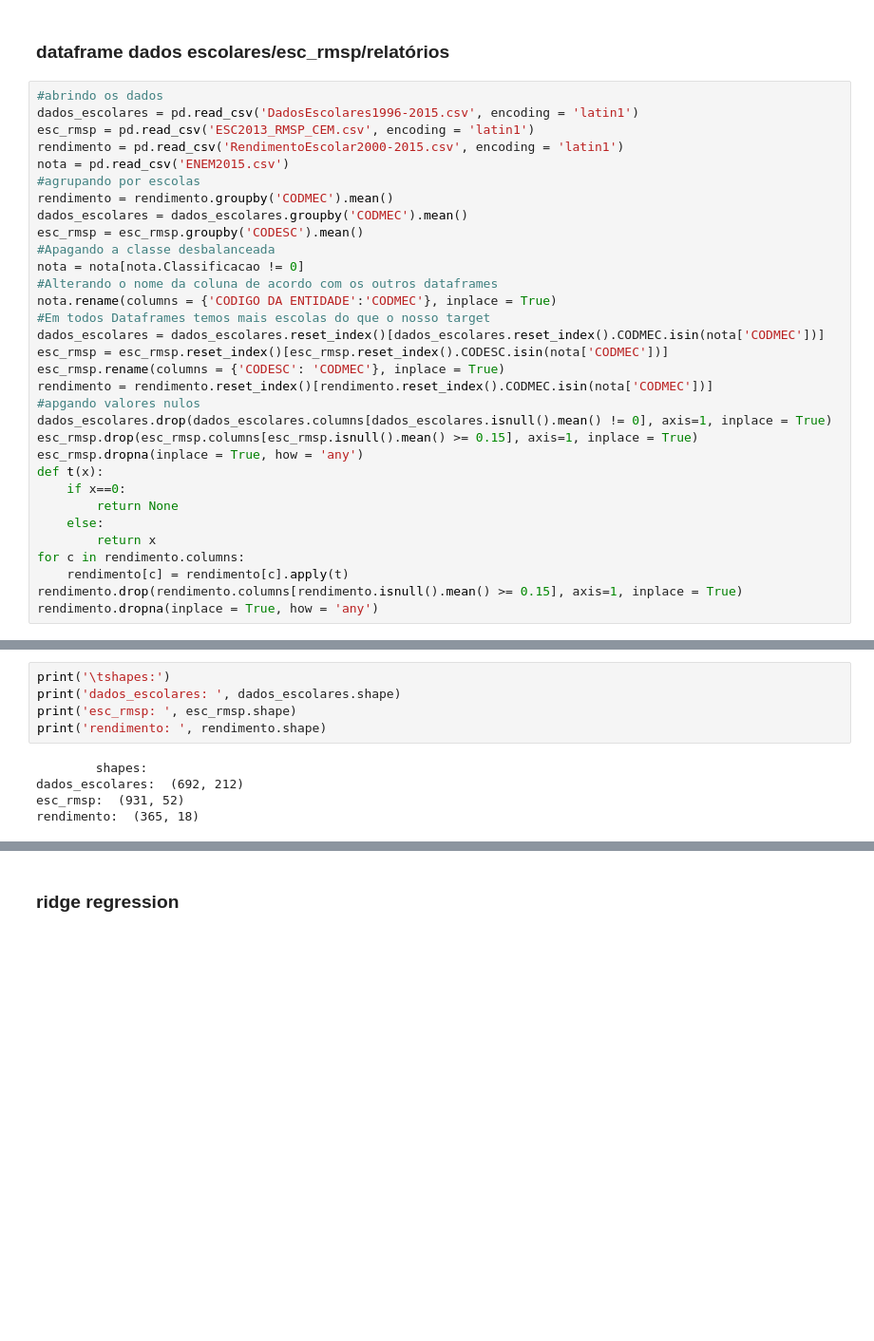
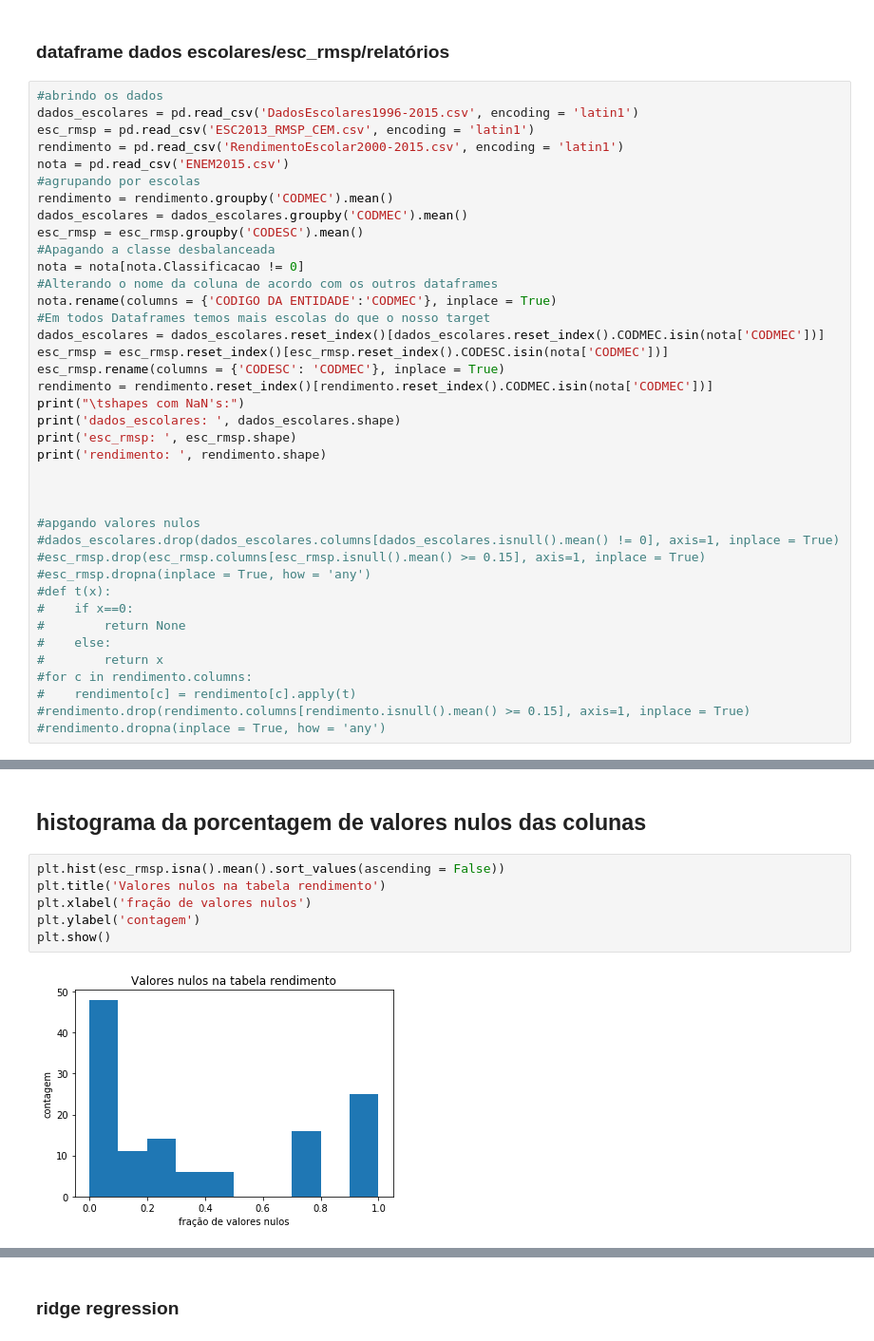
Before and after one commit to GiovaniValdrighi/DataScience_IC, a Jupyter notebook: Contest/ridge_lasso.ipynb, the cells around one changed output, grey strips where cells are left out. Shown: that part at 95% size. Saved outputs shown, nothing was run; the diff lists cells and outputs as text; blank space fills up the shorter version.

```diff
--- a/Contest/ridge_lasso.ipynb
+++ b/Contest/ridge_lasso.ipynb
@@ -28,16 +29,23 @@ dados_escolares = dados_escolares.reset_index()[dados_escolares.reset_index().CO
 esc_rmsp = esc_rmsp.reset_index()[esc_rmsp.reset_index().CODESC.isin(nota['CODMEC'])]
 esc_rmsp.rename(columns = {'CODESC': 'CODMEC'}, inplace = True)
 rendimento = rendimento.reset_index()[rendimento.reset_index().CODMEC.isin(nota['CODMEC'])]
+print("\tshapes com NaN's:")
+print('dados_escolares: ', dados_escolares.shape)
+print('esc_rmsp: ', esc_rmsp.shape)
+print('rendimento: ', rendimento.shape)
+
+
+
 #apgando valores nulos
-dados_escolares.drop(dados_escolares.columns[dados_escolares.isnull().mean() != 0], axis=1, inplace = True)
-esc_rmsp.drop(esc_rmsp.columns[esc_rmsp.isnull().mean() >= 0.15], axis=1, inplace = True)
-esc_rmsp.dropna(inplace = True, how = 'any')
-def t(x):
-    if x==0:
-        return None
-    else:
-        return x
-for c in rendimento.columns:
-    rendimento[c] = rendimento[c].apply(t)
-rendimento.drop(rendimento.columns[rendimento.isnull().mean() >= 0.15], axis=1, inplace = True)
-rendimento.dropna(inplace = True, how = 'any')
+#dados_escolares.drop(dados_escolares.columns[dados_escolares.isnull().mean() != 0], axis=1, inplace = True)
+#esc_rmsp.drop(esc_rmsp.columns[esc_rmsp.isnull().mean() >= 0.15], axis=1, inplace = True)
+#esc_rmsp.dropna(inplace = True, how = 'any')
+#def t(x):
+#    if x==0:
+#        return None
+#    else:
+#        return x
+#for c in rendimento.columns:
+#    rendimento[c] = rendimento[c].apply(t)
+#rendimento.drop(rendimento.columns[rendimento.isnull().mean() >= 0.15], axis=1, inplace = True)
+#rendimento.dropna(inplace = True, how = 'any')
@@ -44,10 +57,10 @@ rendimento.dropna(inplace = True, how = 'any')
-# %%
-print('\tshapes:')
-print('dados_escolares: ', dados_escolares.shape)
-print('esc_rmsp: ', esc_rmsp.shape)
-print('rendimento: ', rendimento.shape)
-# %% [output]
-        shapes:
-dados_escolares:  (692, 212)
-esc_rmsp:  (931, 52)
-rendimento:  (365, 18)
+# %% [markdown]
+## histograma da porcentagem de valores nulos das colunas
+# %%
+plt.hist(esc_rmsp.isna().mean().sort_values(ascending = False))
+plt.title('Valores nulos na tabela rendimento')
+plt.xlabel('fração de valores nulos')
+plt.ylabel('contagem')
+plt.show()
+# %% [output]
+[figure, added]
```
Also changed, not shown: parts of 37 cells of this notebook, 2 other files.
